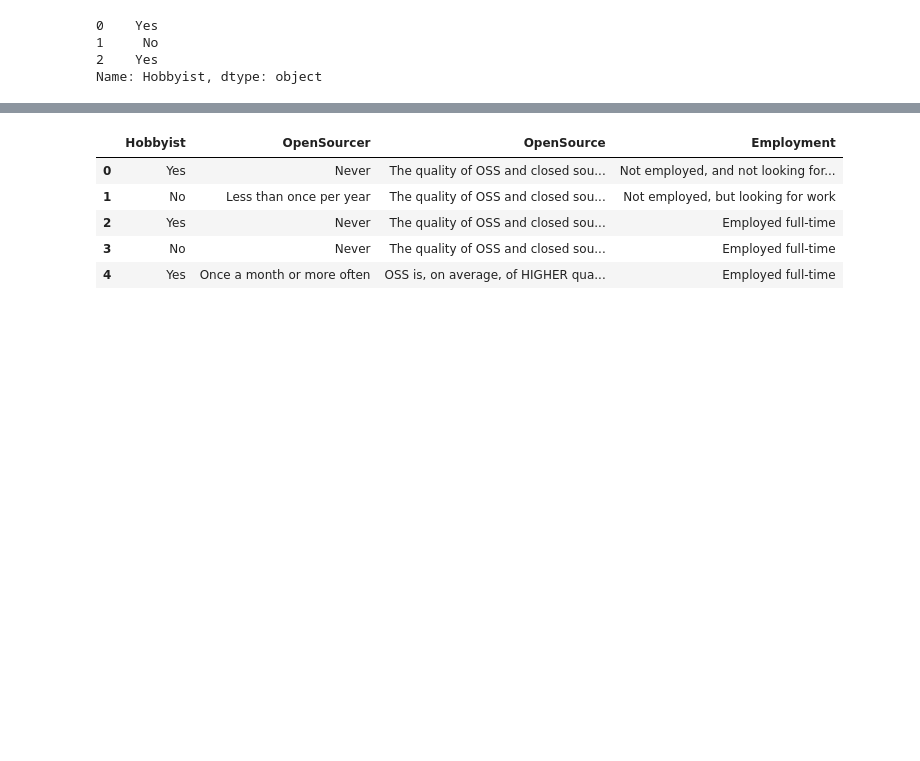
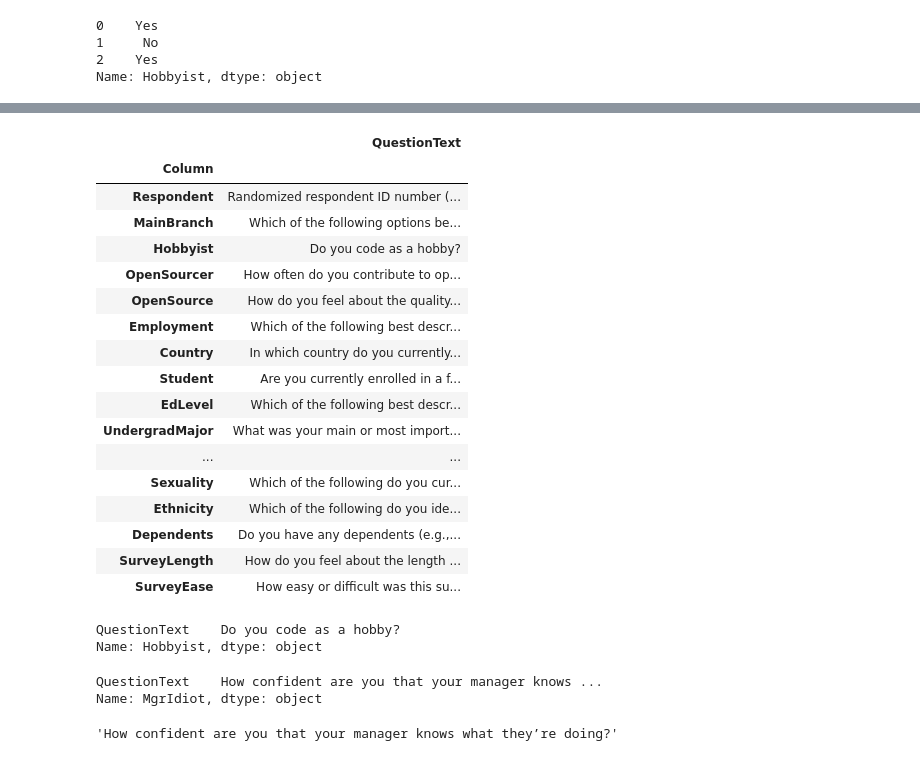
Before and after one commit to siddhesh919/Python-, a Jupyter notebook: Pandas Demo.ipynb, the cells around one changed output, grey strips where cells are left out. Drawn from its saved outputs; the diff is of its cells as text; code cells hidden in the pictures; blank space fills up the shorter version.

```diff
--- a/Pandas Demo.ipynb
+++ b/Pandas Demo.ipynb
@@ -292,9 +362,37 @@ Name: Hobbyist, dtype: object
-# %%
-df.loc[range(5),'Hobbyist':'Employment']
-# %% [output]
-|  | Hobbyist | OpenSourcer | OpenSource | Employment |
-| 0 | Yes | Never | The quality of OSS and closed sou... | Not employed, and not looking for... |
-| 1 | No | Less than once per year | The quality of OSS and closed sou... | Not employed, but looking for work |
-| 2 | Yes | Never | The quality of OSS and closed sou... | Employed full-time |
-| 3 | No | Never | The quality of OSS and closed sou... | Employed full-time |
-| 4 | Yes | Once a month or more often | OSS is, on average, of HIGHER qua... | Employed full-time |
+# %%
+schema_df=pd.read_csv('survey_results_schema.csv',index_col='Column')
+# %%
+schema_df
+# %% [output]
+|  | QuestionText |
+| Column |  |
+| Respondent | Randomized respondent ID number (... |
+| MainBranch | Which of the following options be... |
+| Hobbyist | Do you code as a hobby? |
+| OpenSourcer | How often do you contribute to op... |
+| OpenSource | How do you feel about the quality... |
+| Employment | Which of the following best descr... |
+| Country | In which country do you currently... |
+| Student | Are you currently enrolled in a f... |
+| EdLevel | Which of the following best descr... |
+| UndergradMajor | What was your main or most import... |
+| ... | ... |
+| Sexuality | Which of the following do you cur... |
+| Ethnicity | Which of the following do you ide... |
+| Dependents | Do you have any dependents (e.g.,... |
+| SurveyLength | How do you feel about the length ... |
+| SurveyEase | How easy or difficult was this su... |
+# %%
+schema_df.loc['Hobbyist']
+# %% [output]
+QuestionText    Do you code as a hobby?
+Name: Hobbyist, dtype: object
+# %%
+schema_df.loc['MgrIdiot']
+# %% [output]
+QuestionText    How confident are you that your manager knows ...
+Name: MgrIdiot, dtype: object
+# %%
+schema_df.loc['MgrIdiot','QuestionText']
+# %% [output]
+'How confident are you that your manager knows what they’re doing?'
```
Also changed, not shown: parts of 24 cells of this notebook.
